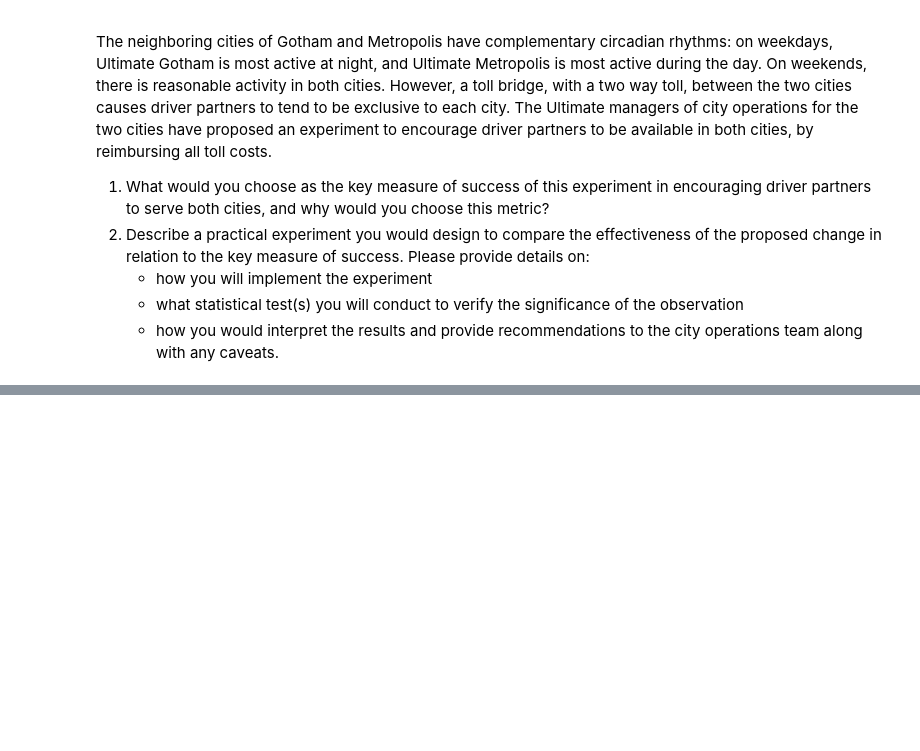
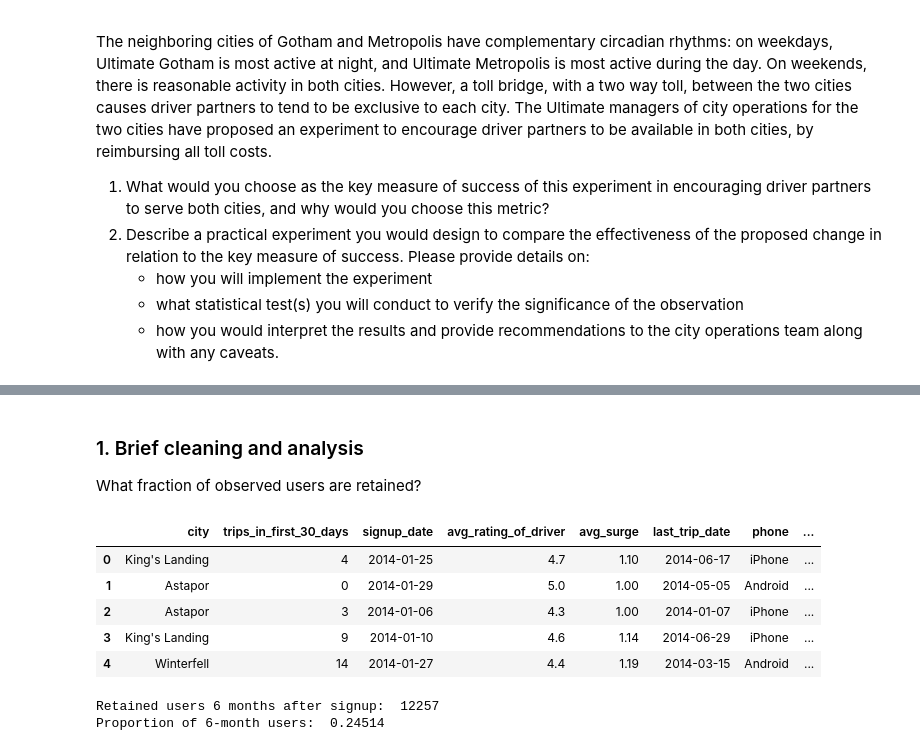
Before and after one commit to JennaFlan2426/Springboard, a Jupyter notebook: Ultimate-challenge/Logins EDA.ipynb, the cells around one changed output, grey strips where cells are left out. Saved outputs shown, nothing was run; the diff lists cells and outputs as text; code cells hidden in the pictures; blank space fills up the shorter version.

Commit message:
Finished Ultimate take-home

```diff
--- a/Ultimate-challenge/Logins EDA.ipynb
+++ b/Ultimate-challenge/Logins EDA.ipynb
@@ -127,0 +147,22 @@ Assuming that Ultimate's driver interface collects data on which cities each dri
+# %% [markdown]
+### 1. Brief cleaning and analysis
+What fraction of observed users are retained?
+# %%
+data2 = pd.read_json('ultimate_data_challenge.json', typ='frame')
+data2['last_trip_date'] = pd.to_datetime(data2['last_trip_date'])
+data2['signup_date'] = pd.to_datetime(data2['signup_date'])
+data2['Retained_6_month'] = (data2['last_trip_date'] >= (data2['signup_date'] + pd.DateOffset(months=5)))
+data2.head()
+# %% [output]
+|  | city | trips_in_first_30_days | signup_date | avg_rating_of_driver | avg_surge | last_trip_date | phone | ... |
+| 0 | King's Landing | 4 | 2014-01-25 | 4.7 | 1.10 | 2014-06-17 | iPhone | ... |
+| 1 | Astapor | 0 | 2014-01-29 | 5.0 | 1.00 | 2014-05-05 | Android | ... |
+| 2 | Astapor | 3 | 2014-01-06 | 4.3 | 1.00 | 2014-01-07 | iPhone | ... |
+| 3 | King's Landing | 9 | 2014-01-10 | 4.6 | 1.14 | 2014-06-29 | iPhone | ... |
+| 4 | Winterfell | 14 | 2014-01-27 | 4.4 | 1.19 | 2014-03-15 | Android | ... |
+# %%
+print('Retained users 6 months after signup: ', data2['Retained_6_month'].sum())
+print('Proportion of 6-month users: ', data2['Retained_6_month'].sum()/len(data2))
+# %% [output]
+Retained users 6 months after signup:  12257
+Proportion of 6-month users:  0.24514
```
Also changed, not shown: parts of 5 cells of this notebook.
